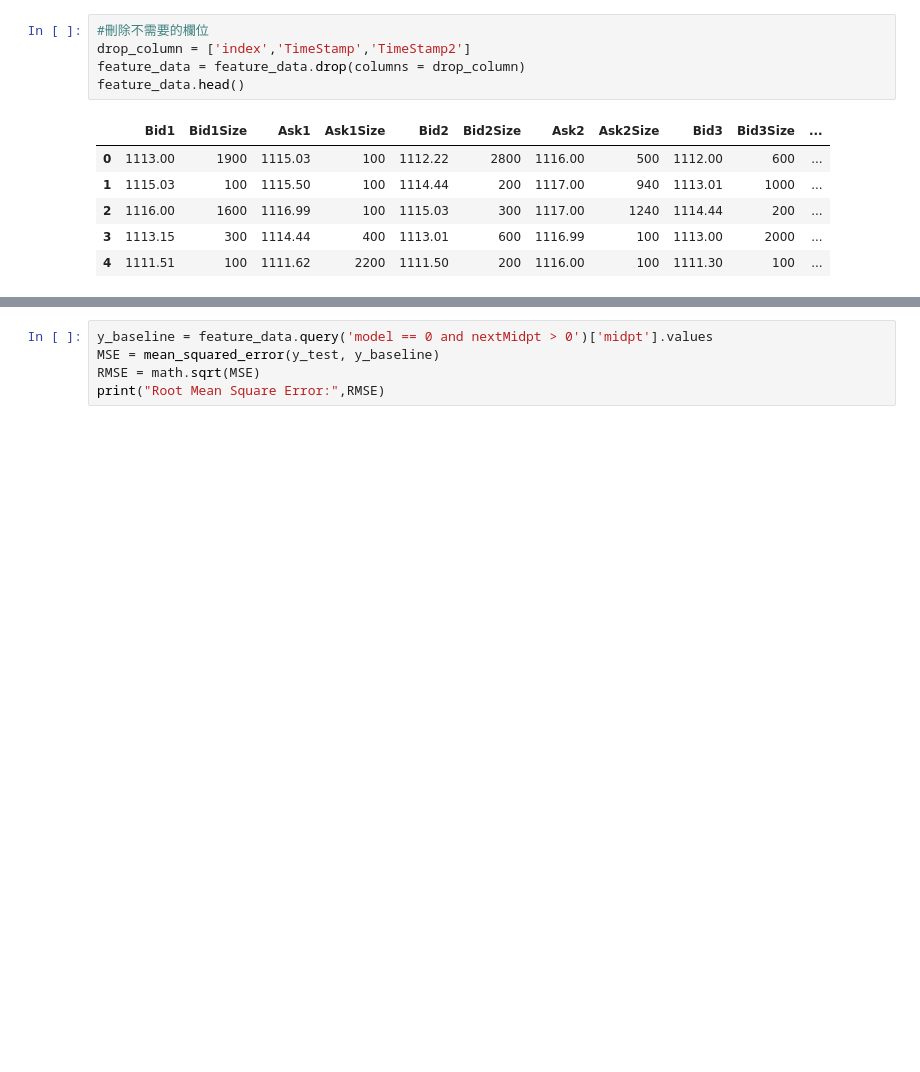
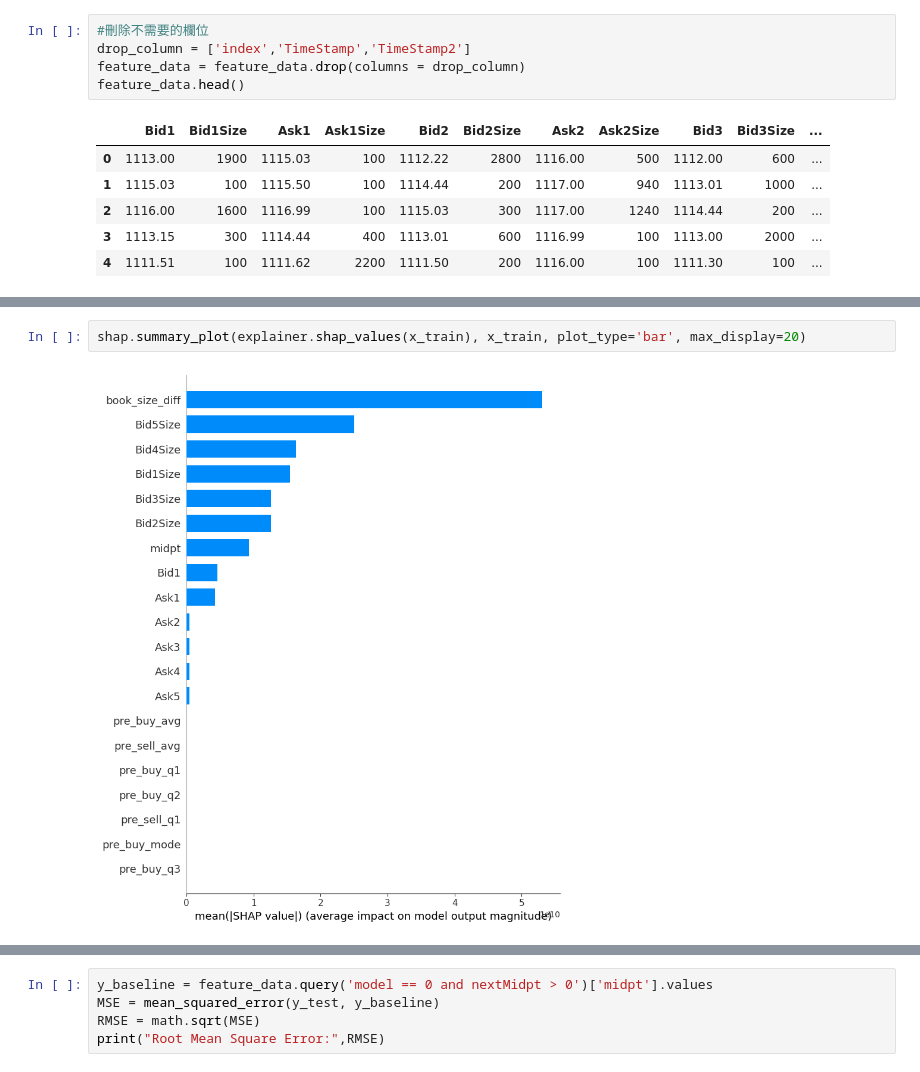
Before and after one commit to chun-code/stock_price, a Jupyter notebook: code.ipynb, the cells around one changed output, grey strips where cells are left out. Saved outputs shown, nothing was run; the diff lists cells and outputs as text; blank space fills up the shorter version.

```diff
--- a/code.ipynb
+++ b/code.ipynb
@@ -711,0 +742,4 @@ Root Mean Square Error: 0.25126851496775904
+# %%
+shap.summary_plot(explainer.shap_values(x_train), x_train, plot_type='bar', max_display=20)
+# %% [output]
+[figure, added]
```
Also changed, not shown: parts of 20 cells of this notebook.
